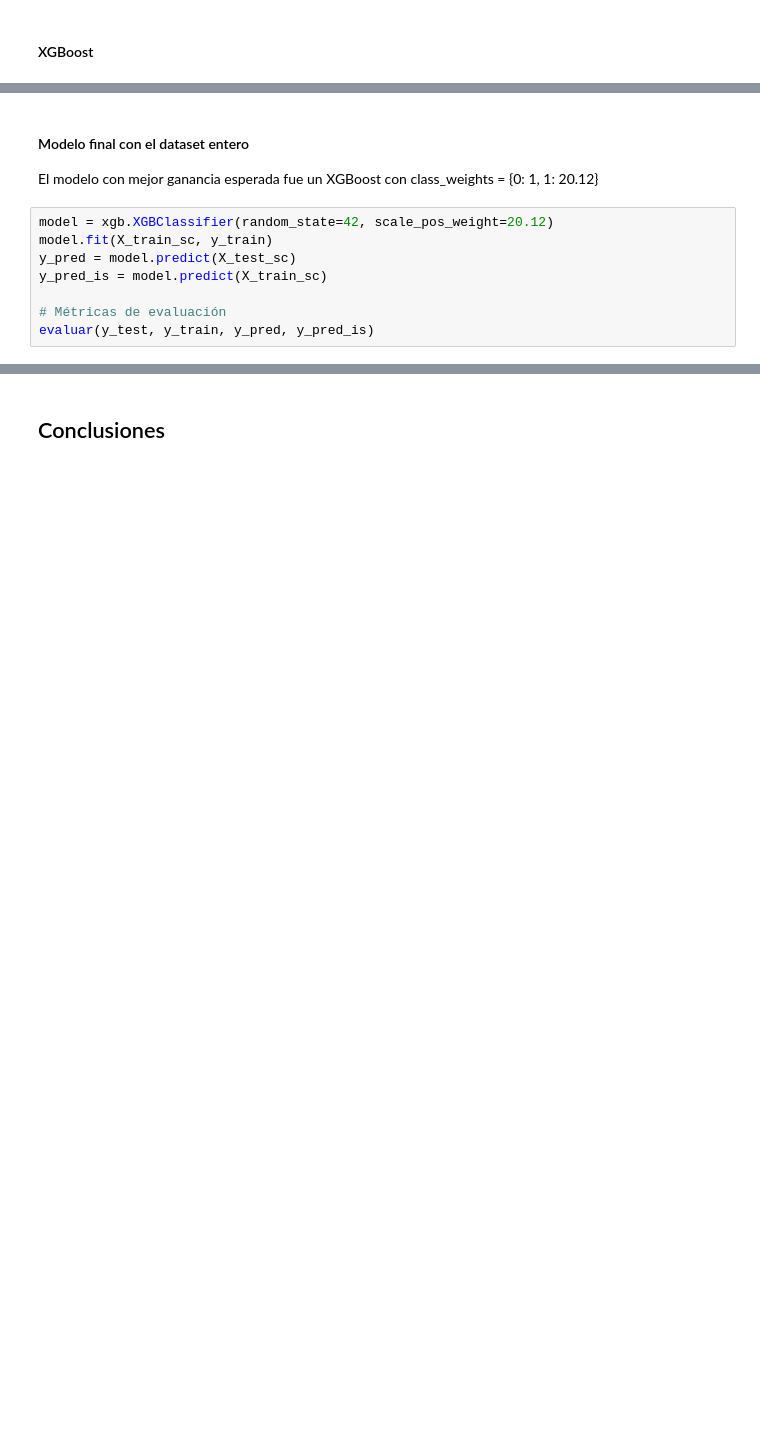
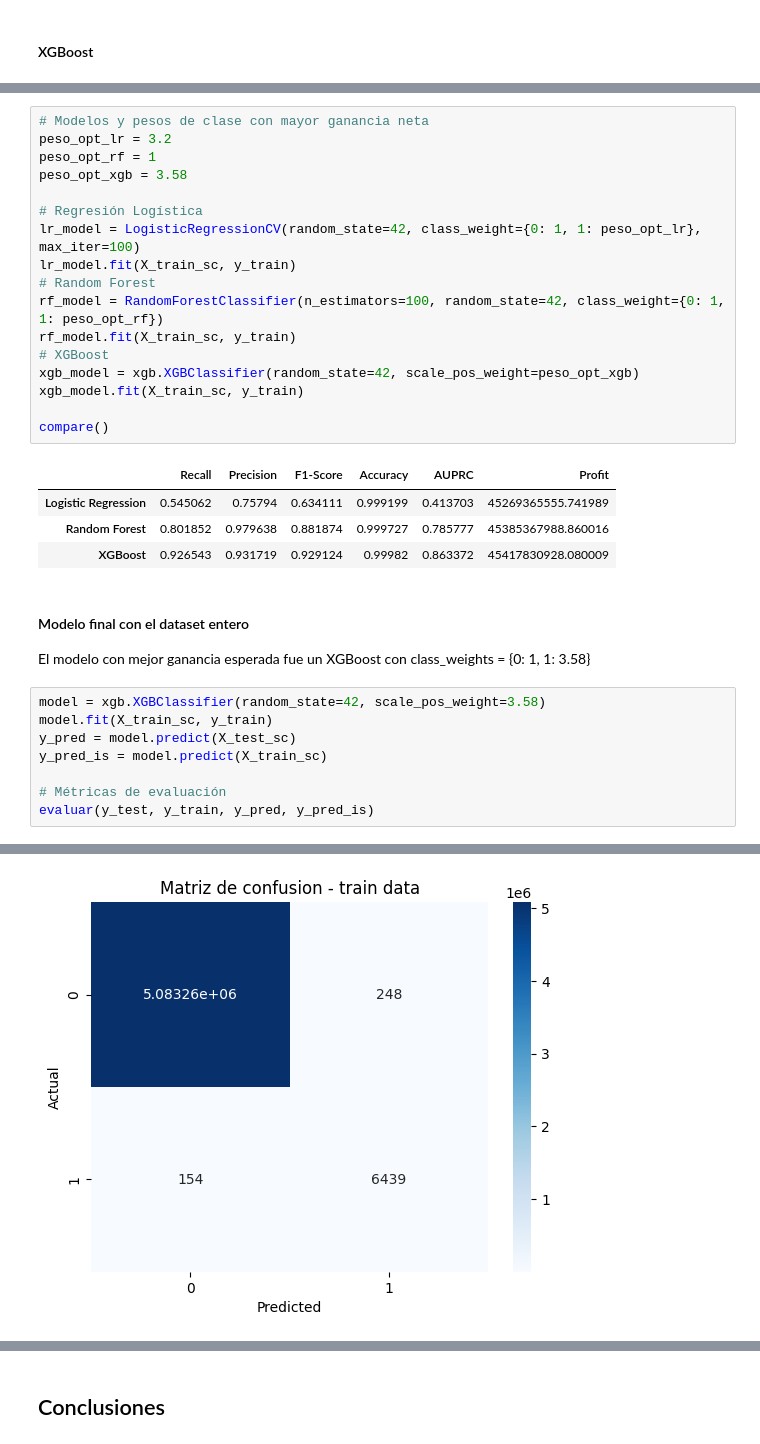
Before and after one commit to raczki/AMq1_TP, a Jupyter notebook: TP_Raczkowski.ipynb, the cells around one changed output, grey strips where cells are left out. Cells and saved outputs as stored; diff of their text form; blank space fills up the shorter version.

```diff
--- a/TP_Raczkowski.ipynb
+++ b/TP_Raczkowski.ipynb
@@ -1463,12 +1488,35 @@ Peso de clase: 555.56
+# %%
+# Modelos y pesos de clase con mayor ganancia neta
+peso_opt_lr = 3.2
+peso_opt_rf = 1
+peso_opt_xgb = 3.58
+
+# Regresión Logística
+lr_model = LogisticRegressionCV(random_state=42, class_weight={0: 1, 1: peso_opt_lr}, max_iter=100)
+lr_model.fit(X_train_sc, y_train)
+# Random Forest
+rf_model = RandomForestClassifier(n_estimators=100, random_state=42, class_weight={0: 1, 1: peso_opt_rf})
+rf_model.fit(X_train_sc, y_train)
+# XGBoost
+xgb_model = xgb.XGBClassifier(random_state=42, scale_pos_weight=peso_opt_xgb)
+xgb_model.fit(X_train_sc, y_train)
+
+compare()
+# %% [output]
+|  | Recall | Precision | F1-Score | Accuracy | AUPRC | Profit |
+| Logistic Regression | 0.545062 | 0.75794 | 0.634111 | 0.999199 | 0.413703 | 45269365555.741989 |
+| Random Forest | 0.801852 | 0.979638 | 0.881874 | 0.999727 | 0.785777 | 45385367988.860016 |
+| XGBoost | 0.926543 | 0.931719 | 0.929124 | 0.99982 | 0.863372 | 45417830928.080009 |
 # %% [markdown]
 #### Modelo final con el dataset entero
 
-El modelo con mejor ganancia esperada fue un XGBoost con class_weights = {0: 1, 1: 20.12}
+El modelo con mejor ganancia esperada fue un XGBoost con class_weights = {0: 1, 1: 3.58}
 # %%
-model = xgb.XGBClassifier(random_state=42, scale_pos_weight=20.12)
+model = xgb.XGBClassifier(random_state=42, scale_pos_weight=3.58)
 model.fit(X_train_sc, y_train)
 y_pred = model.predict(X_test_sc)
 y_pred_is = model.predict(X_train_sc)
 
 # Métricas de evaluación
 evaluar(y_test, y_train, y_pred, y_pred_is)
+# %% [output]
@@ -1474,0 +1536 @@ evaluar(y_test, y_train, y_pred, y_pred_is)
+[figure, added]
```
Also changed, not shown: parts of 26 cells of this notebook.
